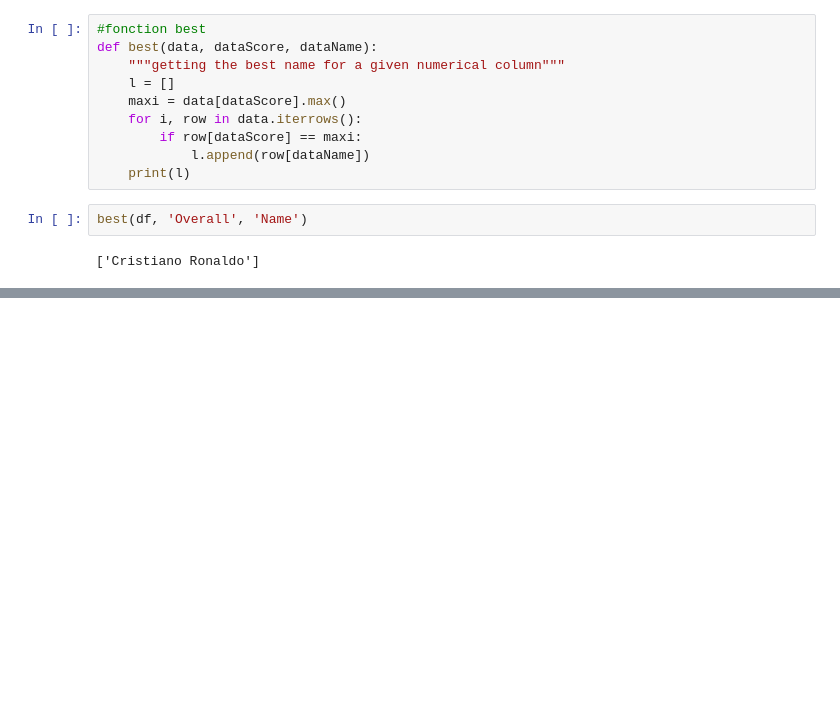
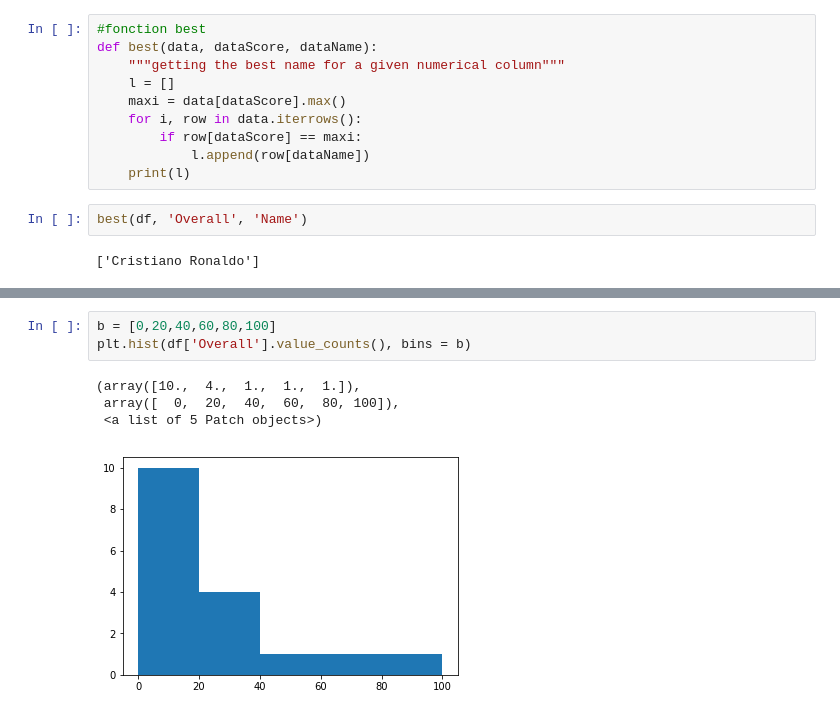
Before and after one commit to paulvinci/fifa18, a Jupyter notebook: fifa18.ipynb, the cells around one changed output, grey strips where cells are left out. Saved outputs shown, nothing was run; the diff lists cells and outputs as text; blank space fills up the shorter version.

```diff
--- a/fifa18.ipynb
+++ b/fifa18.ipynb
@@ -38,0 +83,8 @@ best(df, 'Overall', 'Name')
+# %%
+b = [0,20,40,60,80,100]
+plt.hist(df['Overall'].value_counts(), bins = b)
+# %% [output]
+(array([10.,  4.,  1.,  1.,  1.]),
+ array([  0,  20,  40,  60,  80, 100]),
+ <a list of 5 Patch objects>)
+[figure, added]
```
Also changed, not shown: parts of 8 cells of this notebook.
